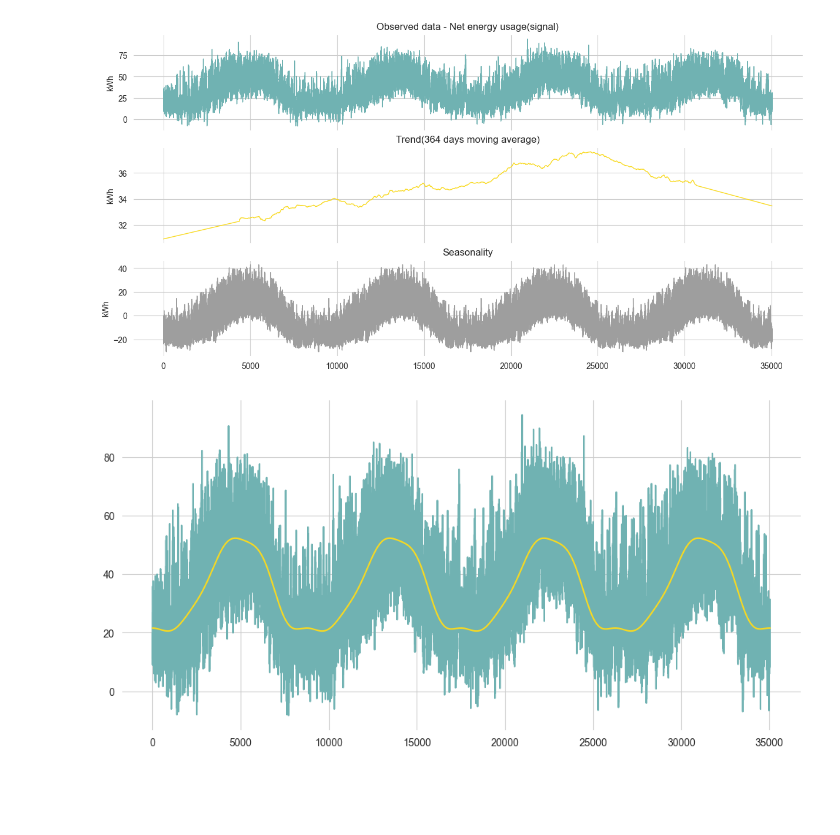
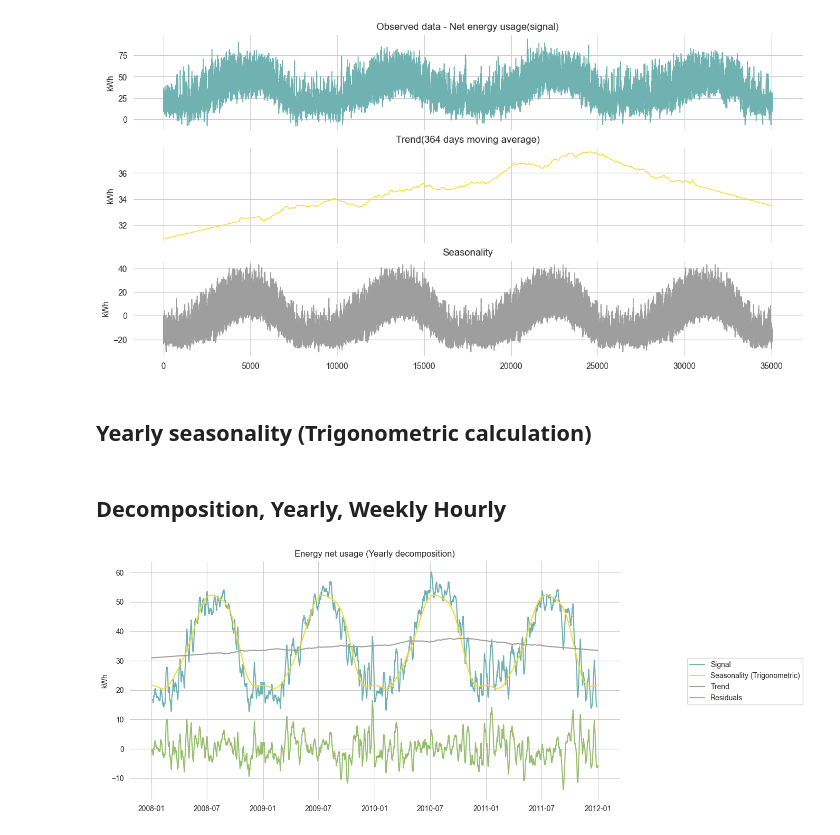
Before and after one commit to erickCantu/TheGreenCitySolutionsGroup, a Jupyter notebook: notebooks/EDA_Weekly_Decomposition.ipynb, the cells around one changed output. Drawn from its saved outputs; the diff is of its cells as text; code cells hidden in the pictures; blank space fills up the shorter version.

Commit message:
Decomposition with trigonometric fit. Plots for mid-term presentation

```diff
--- a/notebooks/EDA_Weekly_Decomposition.ipynb
+++ b/notebooks/EDA_Weekly_Decomposition.ipynb
@@ -266,10 +127,0 @@ def plot_ts(ts = None, ts_add = None, title ='Time Series', legend=['1']):
-# %%
-# Decomposition weekly (7 days)
-decomp_weekly = seasonal_decompose(df.set_index('datetime')['net_load_kWh'], model='add',
-    two_sided = True,period=24)
-# decomp_weekly.plot();
-# plot_decomposition(decomp)
-plot_decomposition(decomp_weekly, labels = ['Observed data - Net energy usage(signal)',
-                    'Trend(364 days moving average)', 'Seasonality (Daily)',
-                    'Residual'],
-                    file_name = '../images/decomposition_daily_net_energy_usage.png')
@@ -287,12 +127,0 @@ fig.savefig('../images/daily_seasonality_net_energy_usage_january.png', dpi=450,
-# %%
-# Decomposition weekly (7 days)
-decomp_weekly = seasonal_decompose(df.set_index('datetime')['net_load_kWh'], model='add',
-    two_sided = True,period=7*24)
-# decomp_weekly.plot();
-# plot_decomposition(decomp)
-plot_decomposition(decomp_weekly, labels = ['Observed data - Net energy usage(signal)',
-                    'Trend(364 days moving average)', 'Seasonality (Weekly)',
-                    'Residual'],
-                    file_name = '../images/decomposition_weekly_net_energy_usage.png')
-
-# fig.savefig('../images/decomposition_weekly_net_energy_usage.png', dpi=450, bbox_inches='tight')
@@ -319,10 +139,12 @@ plot_decomposition(decomp_yearly, labels = ['Observed data - Net energy usage(si
                     file_name = '../images/decomposition_yearly_net_energy_usage.png')
 # %% [output]
 [figure]
+# %% [markdown]
+## Yearly seasonality (Trigonometric calculation)
 # %%
 model,season = fit_tri(df['net_load_kWh'], 4)
-plt.plot(df['net_load_kWh'])
-plt.plot(season+model.intercept_)
+# plt.plot(df['net_load_kWh'])
+# plt.plot(season+model.intercept_)
 df['season_Y'] = season
-# %% [output]
-[figure, removed]
+# %% [markdown]
+## Decomposition, Yearly, Weekly Hourly
@@ -328,0 +166,12 @@ df['season_Y'] = season
+# %%
+fig, ax = plt.subplots()
+ax = sns.lineplot(x = df['datetime'], y = df['net_load_kWh'].rolling(24*7, center=True).mean())
+ax = sns.lineplot(x = df['datetime'], y = df['season_Y']+model.intercept_)
+ax = sns.lineplot(x = df['datetime'], y = df['trend_Y'])
+ax = sns.lineplot(x = df['datetime'], y = df['decom_Y'].rolling(24*7, center = True, min_periods=1).mean())
+ax.set(title = 'Energy net usage (Yearly decomposition)', xlabel='', ylabel='kWh');
+# fig.legend()
+fig.legend(title='', loc='center left', bbox_to_anchor=(1, 0.5), labels=['Signal', 'Seasonality (Trigonometric)', 'Trend', 'Residuals'])
+fig.savefig('../images/decomposition_yearly_net_energy_usage_trigonometric_seasonality.png', dpi=450, bbox_inches='tight')
+# %% [output]
+[figure, added]
```
Also changed, not shown: parts of 37 cells of this notebook, 15 other files.
